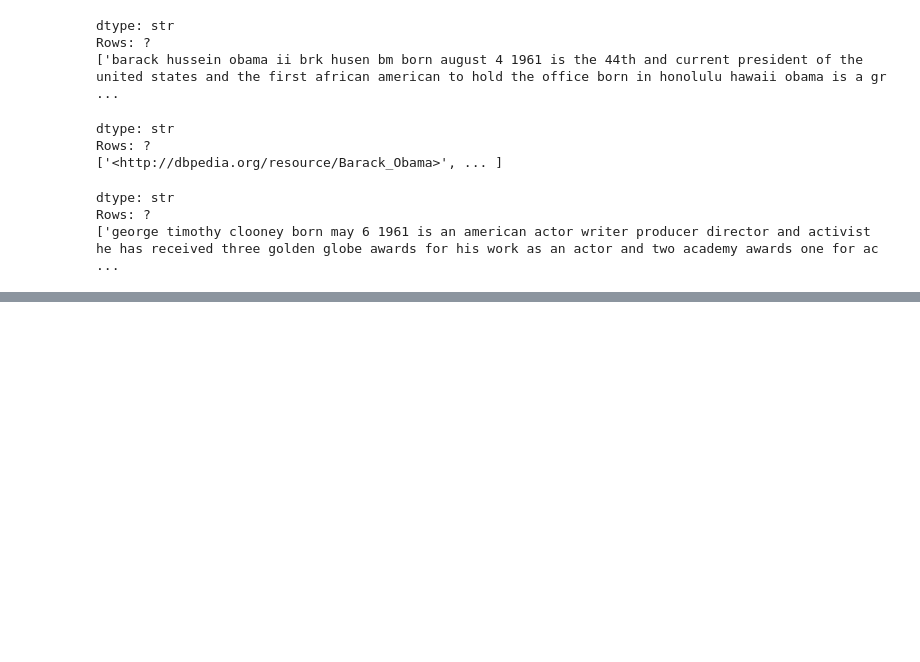
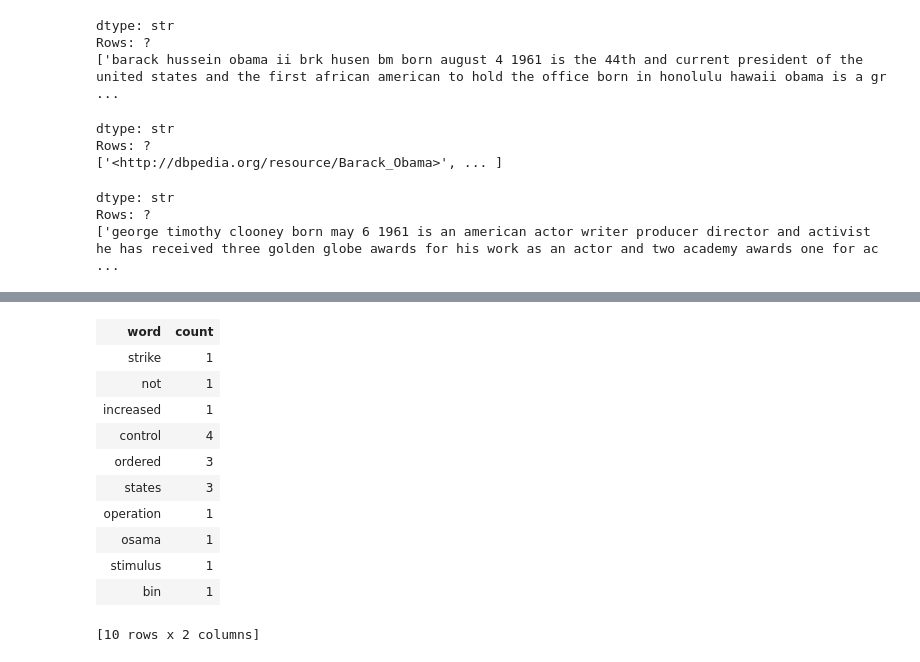
Before and after one commit to Mobusshar/MLWashington1, a Jupyter notebook: Week4.ipynb, the cells around one changed output, grey strips where cells are left out. Saved outputs shown, nothing was run; the diff lists cells and outputs as text; code cells hidden in the pictures; blank space fills up the shorter version.

```diff
--- a/Week4.ipynb
+++ b/Week4.ipynb
@@ -57,0 +85,15 @@ Rows: ?
+# %%
+obama_word_count_table.tail()
+# %% [output]
+| word | count |
+| strike | 1 |
+| not | 1 |
+| increased | 1 |
+| control | 4 |
+| ordered | 3 |
+| states | 3 |
+| operation | 1 |
+| osama | 1 |
+| stimulus | 1 |
+| bin | 1 |
+[10 rows x 2 columns]
```
Also changed, not shown: parts of 17 cells of this notebook.
